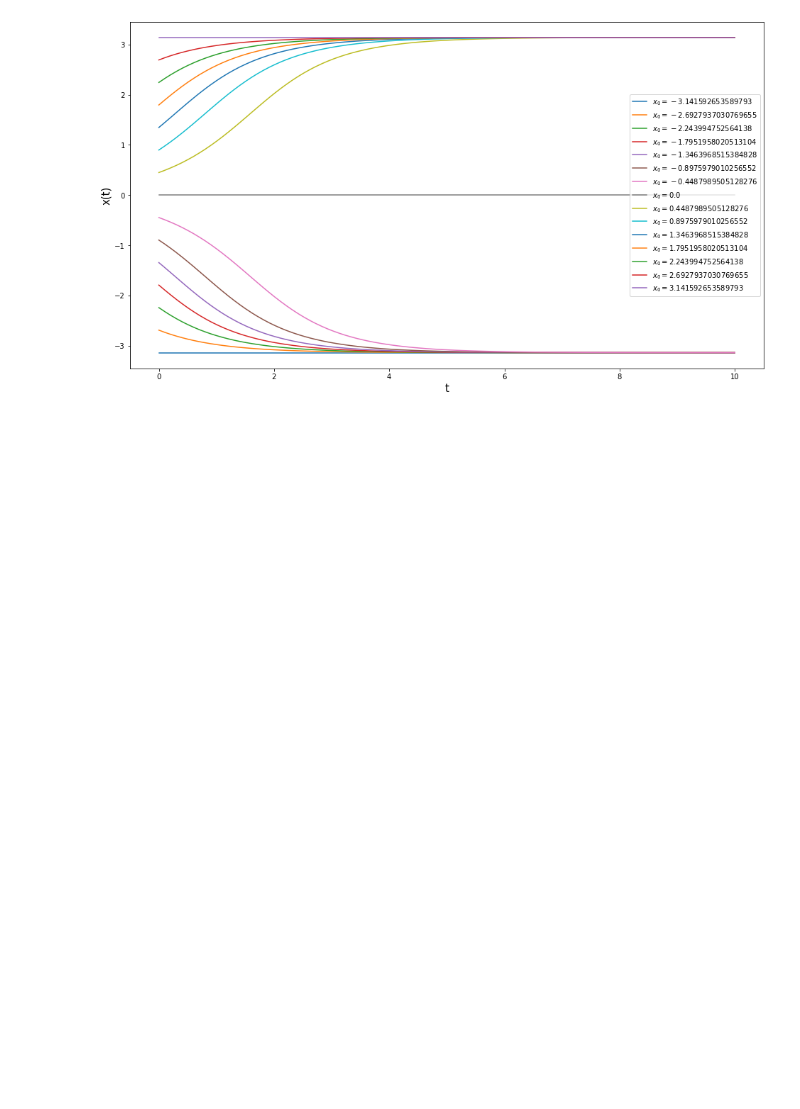
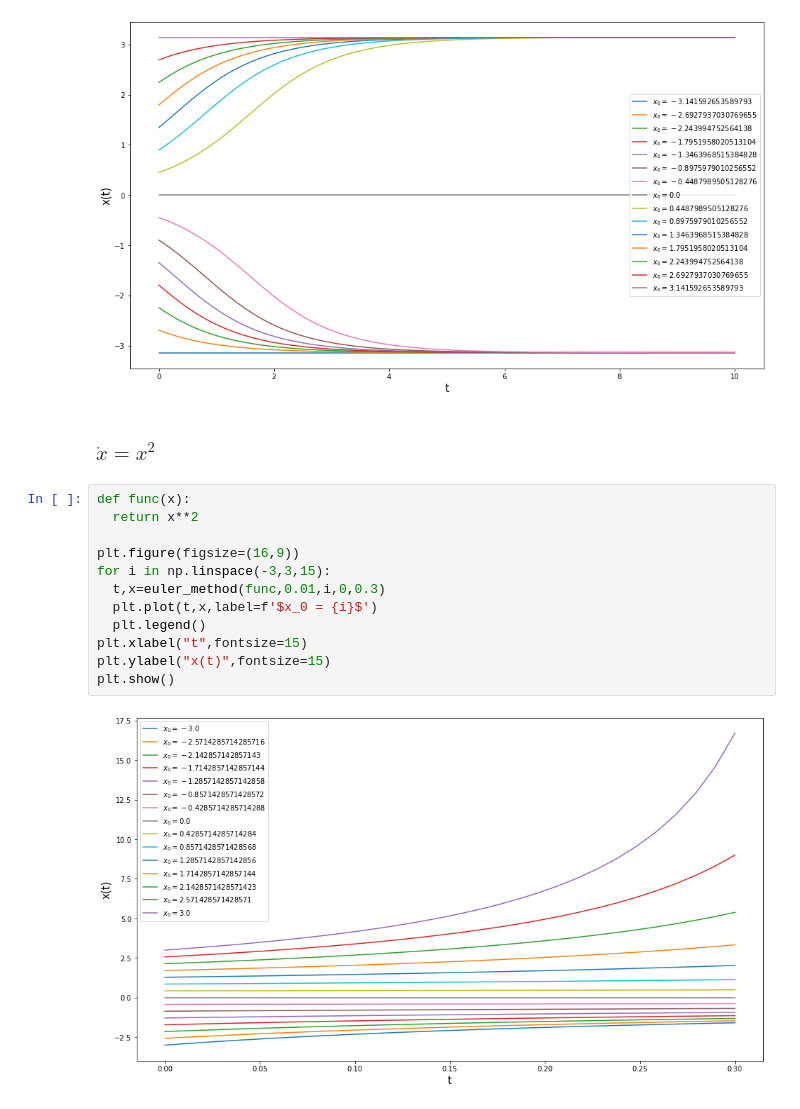
Before and after one commit to Rmejiaz/ModeladoSimulacion, a Jupyter notebook: Cuadernos/MetodoEuler.ipynb, the cells around one changed output. Saved outputs shown, nothing was run; the diff lists cells and outputs as text; blank space fills up the shorter version.

```diff
--- a/Cuadernos/MetodoEuler.ipynb
+++ b/Cuadernos/MetodoEuler.ipynb
@@ -43,3 +43,19 @@ plt.ylabel("x(t)",fontsize=15)
 plt.show()
 # %% [output]
 [figure]
+# %% [markdown]
+### $\dot x = x^2$
+# %%
+def func(x):
+  return x**2
+
+plt.figure(figsize=(16,9))
+for i in np.linspace(-3,3,15):
+  t,x=euler_method(func,0.01,i,0,0.3)
+  plt.plot(t,x,label=f'$x_0 = {i}$')
+  plt.legend()
+plt.xlabel("t",fontsize=15)
+plt.ylabel("x(t)",fontsize=15)
+plt.show()
+# %% [output]
+[figure, added]
```
